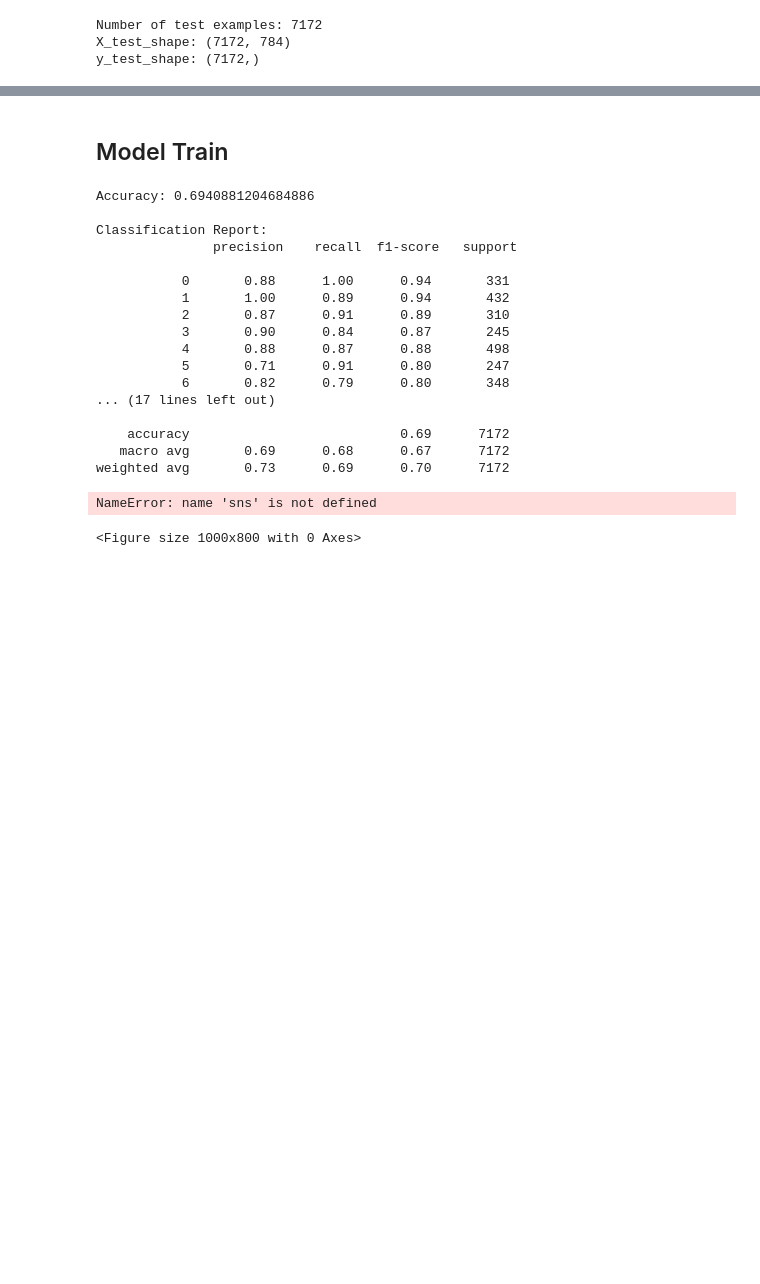
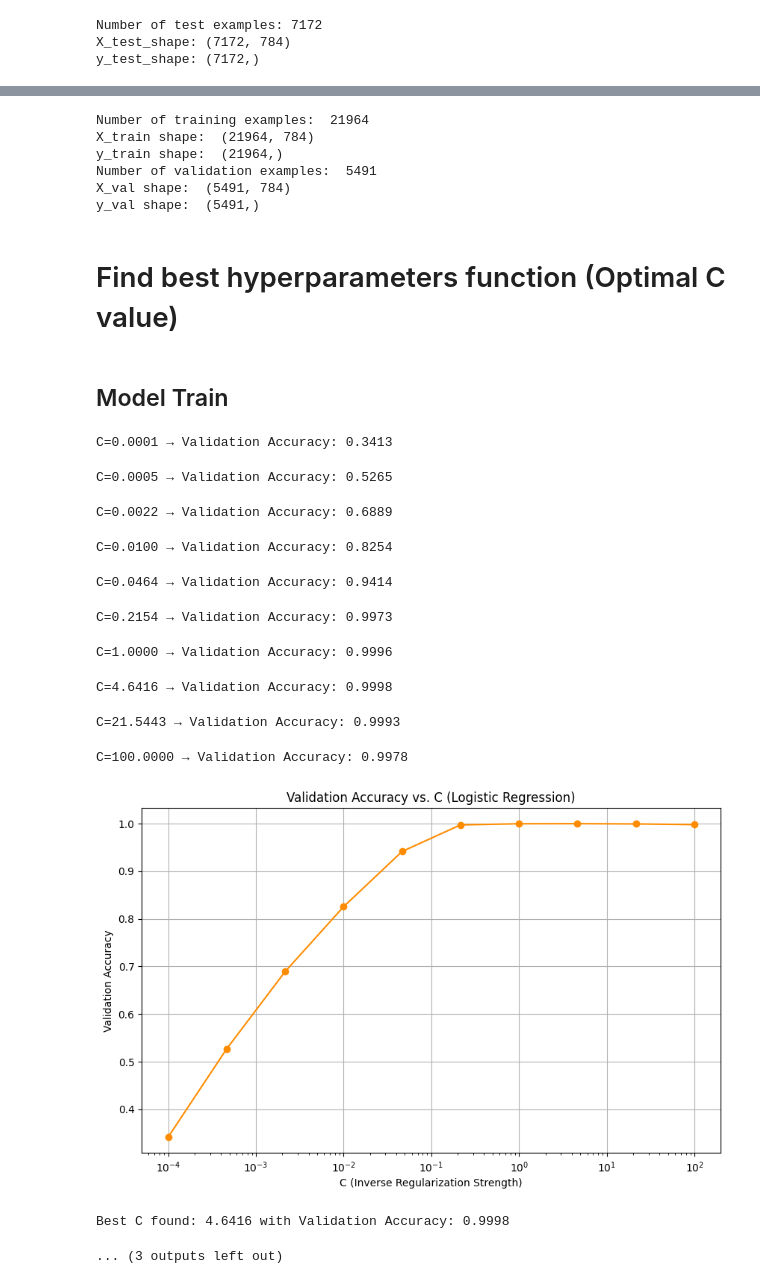
Before and after one commit to rodrigoabreu22/TAA_American_Sign_Language_Understanding, a Jupyter notebook: softmax.ipynb, the cells around one changed output, grey strips where cells are left out. Drawn from its saved outputs; the diff is of its cells as text; code cells hidden in the pictures; blank space fills up the shorter version.

Commit message:
improved with best C calculation

```diff
--- a/softmax.ipynb
+++ b/softmax.ipynb
@@ -100,0 +105,17 @@ y_test_shape: (7172,)
+# %%
+X_train, X_val, y_train, y_val = train_test_split(X, y, test_size=0.2, random_state=42)
+print("Number of training examples: ", len(y_train))
+print("X_train shape: ", X_train.shape)
+print("y_train shape: ", y_train.shape)
+print("Number of validation examples: ", len(y_val))
+print("X_val shape: ", X_val.shape)
+print("y_val shape: ", y_val.shape)
+# %% [output]
+Number of training examples:  21964
+X_train shape:  (21964, 784)
+y_train shape:  (21964,)
+Number of validation examples:  5491
+X_val shape:  (5491, 784)
+y_val shape:  (5491,)
+# %% [markdown]
+# Find best hyperparameters function (Optimal C value)
@@ -101,41 +165,37 @@ y_test_shape: (7172,)
 # %% [markdown]
 ## Model Train
 # %%
-model = LogisticRegression(multi_class='multinomial', solver='lbfgs', max_iter=1000)
-model.fit(X, y)
+best_C = tune_logistic_regression_C(X_train, y_train, X_val, y_val)
+
+model = LogisticRegression(multi_class='multinomial', solver='lbfgs', max_iter=1000, C=best_C)
+model.fit(X_train, y_train)
 
 # Predict on test data
 y_pred = model.predict(X_test)
 
 # Evaluate the model
 print("Accuracy:", accuracy_score(y_test, y_pred))
 print("\nClassification Report:\n", classification_report(y_test, y_pred))
 
 # Plot confusion matrix
 conf_matrix = confusion_matrix(y_test, y_pred)
 plt.figure(figsize=(10, 8))
 sns.heatmap(conf_matrix, annot=True, fmt='d', cmap='Blues')
 plt.title("Confusion Matrix - Softmax Regression")
 plt.xlabel("Predicted Labels")
 plt.ylabel("True Labels")
 plt.show()
 # %% [output]
-Accuracy: 0.6940881204684886
-
-Classification Report:
-               precision    recall  f1-score   support
-
-           0       0.88      1.00      0.94       331
-           1       1.00      0.89      0.94       432
-           2       0.87      0.91      0.89       310
-           3       0.90      0.84      0.87       245
-           4       0.88      0.87      0.88       498
-           5       0.71      0.91      0.80       247
-           6       0.82      0.79      0.80       348
-... (17 lines left out)
-
-    accuracy                           0.69      7172
-   macro avg       0.69      0.68      0.67      7172
-weighted avg       0.73      0.69      0.70      7172
+C=0.0001 → Validation Accuracy: 0.3413
-NameError: name 'sns' is not defined
+C=0.0005 → Validation Accuracy: 0.5265
-<Figure size 1000x800 with 0 Axes>
+C=0.0022 → Validation Accuracy: 0.6889
+C=0.0100 → Validation Accuracy: 0.8254
+C=0.0464 → Validation Accuracy: 0.9414
+C=0.2154 → Validation Accuracy: 0.9973
+C=1.0000 → Validation Accuracy: 0.9996
+C=4.6416 → Validation Accuracy: 0.9998
+C=21.5443 → Validation Accuracy: 0.9993
+C=100.0000 → Validation Accuracy: 0.9978
+[figure, added]
+Best C found: 4.6416 with Validation Accuracy: 0.9998
+... (3 outputs left out)
```
Also changed, not shown: parts of 4 cells of this notebook, 1 other file.
